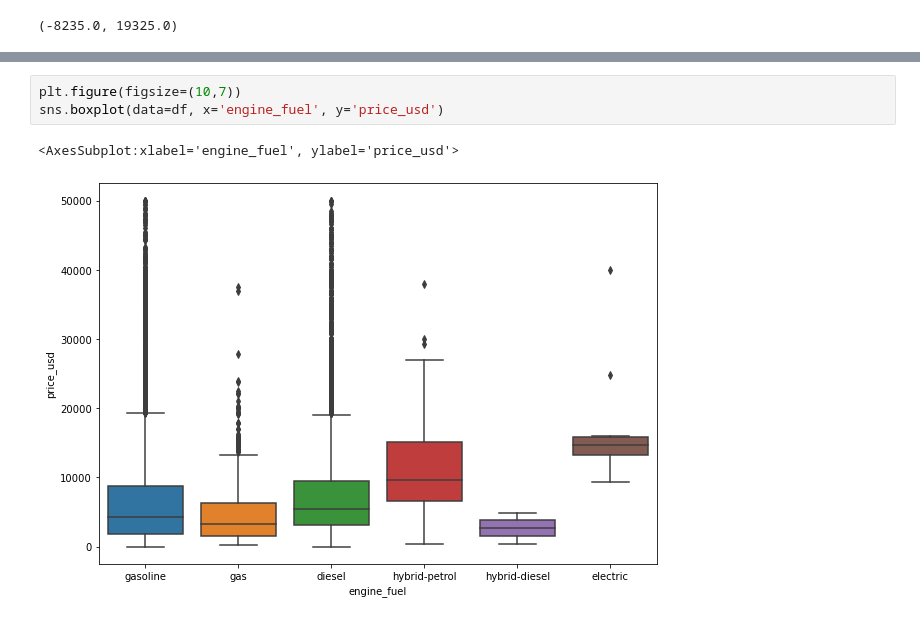
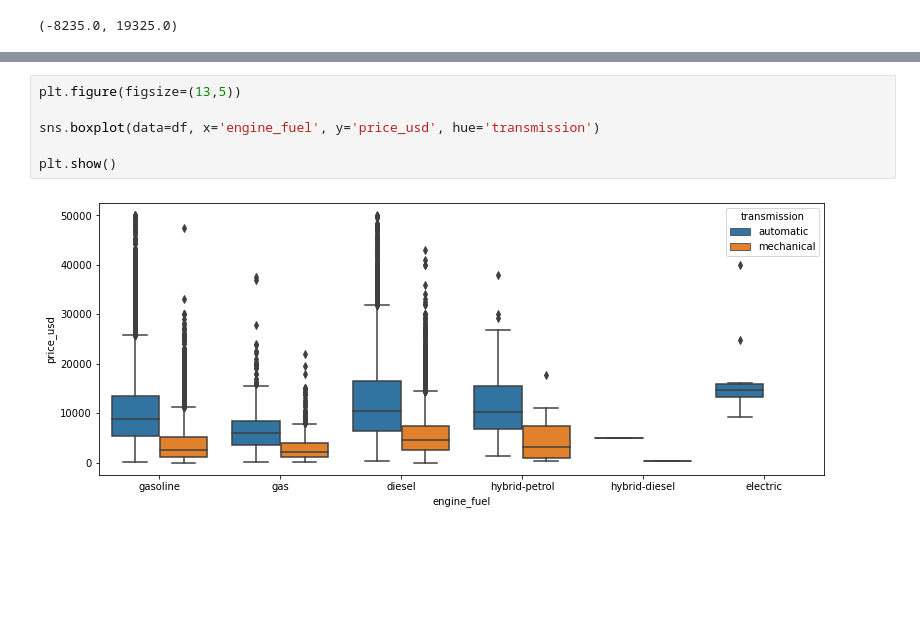
Before and after one commit to JuanFeA98/Estadistica_Probabilidad, a Jupyter notebook: Estadistica_Descriptiva/01. Estadistica Descriptiva.ipynb, the cells around one changed output, grey strips where cells are left out. Drawn from its saved outputs; the diff is of its cells as text; blank space fills up the shorter version.

```diff
--- a/Estadistica_Descriptiva/01. Estadistica Descriptiva.ipynb
+++ b/Estadistica_Descriptiva/01. Estadistica Descriptiva.ipynb
@@ -162,7 +159,9 @@ sns.boxplot(data = df['price_usd'], orient='horizontal')
 [figure]
 # %%
-plt.figure(figsize=(10,7))
-sns.boxplot(data=df, x='engine_fuel', y='price_usd')
+plt.figure(figsize=(13,5))
+
+sns.boxplot(data=df, x='engine_fuel', y='price_usd', hue='transmission')
+
+plt.show()
 # %% [output]
-<AxesSubplot:xlabel='engine_fuel', ylabel='price_usd'>
-[figure, old version]
+[figure, new version]
```
Also changed, not shown: parts of 25 cells of this notebook, 1 other file.
